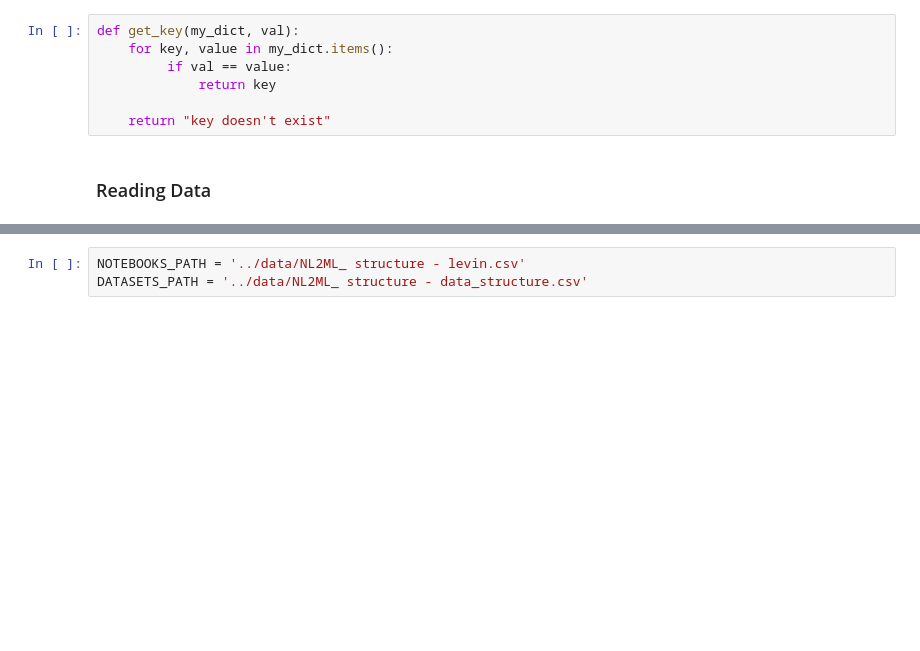
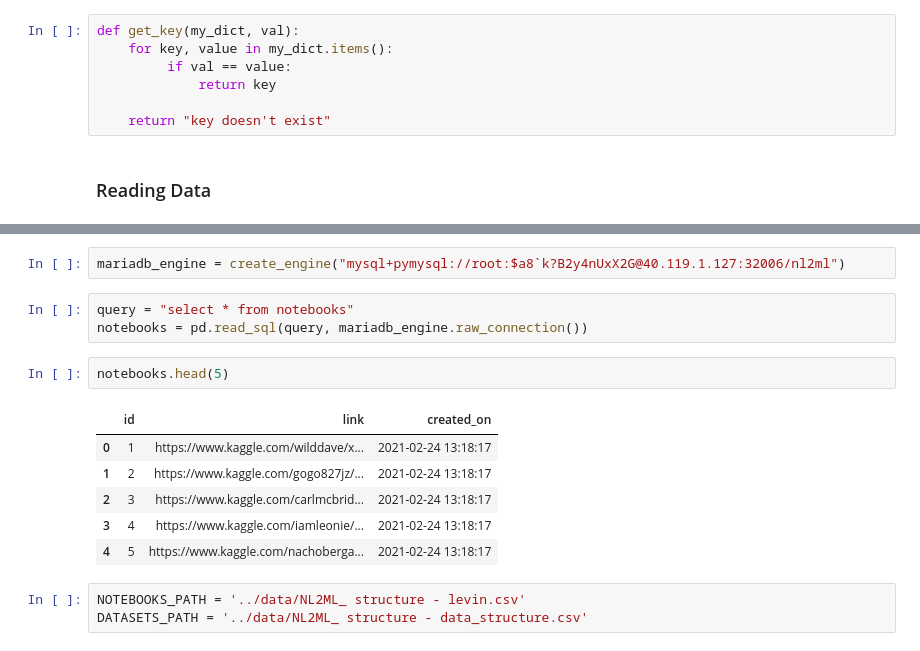
Before and after one commit to whatevernevermindbro/nl2ml-mirror, a Jupyter notebook: models_scripts/seq2seq.ipynb, the cells around one changed output, grey strips where cells are left out. Saved outputs shown, nothing was run; the diff lists cells and outputs as text; blank space fills up the shorter version.

```diff
--- a/models_scripts/seq2seq.ipynb
+++ b/models_scripts/seq2seq.ipynb
@@ -24,3 +57,17 @@ def get_key(my_dict, val):
+# %%
+mariadb_engine = create_engine("mysql+pymysql://root:$a8`k?B2y4nUxX2G@40.119.1.127:32006/nl2ml")
+# %%
+query = "select * from notebooks"
+notebooks = pd.read_sql(query, mariadb_engine.raw_connection())
+# %%
+notebooks.head(5)
+# %% [output]
+|  | id | link | created_on |
+| 0 | 1 | https://www.kaggle.com/wilddave/x... | 2021-02-24 13:18:17 |
+| 1 | 2 | https://www.kaggle.com/gogo827jz/... | 2021-02-24 13:18:17 |
+| 2 | 3 | https://www.kaggle.com/carlmcbrid... | 2021-02-24 13:18:17 |
+| 3 | 4 | https://www.kaggle.com/iamleonie/... | 2021-02-24 13:18:17 |
+| 4 | 5 | https://www.kaggle.com/nachoberga... | 2021-02-24 13:18:17 |
 # %%
 NOTEBOOKS_PATH = '../data/NL2ML_ structure - levin.csv'
 DATASETS_PATH = '../data/NL2ML_ structure - data_structure.csv'
```
Also changed, not shown: parts of 5 cells of this notebook.
